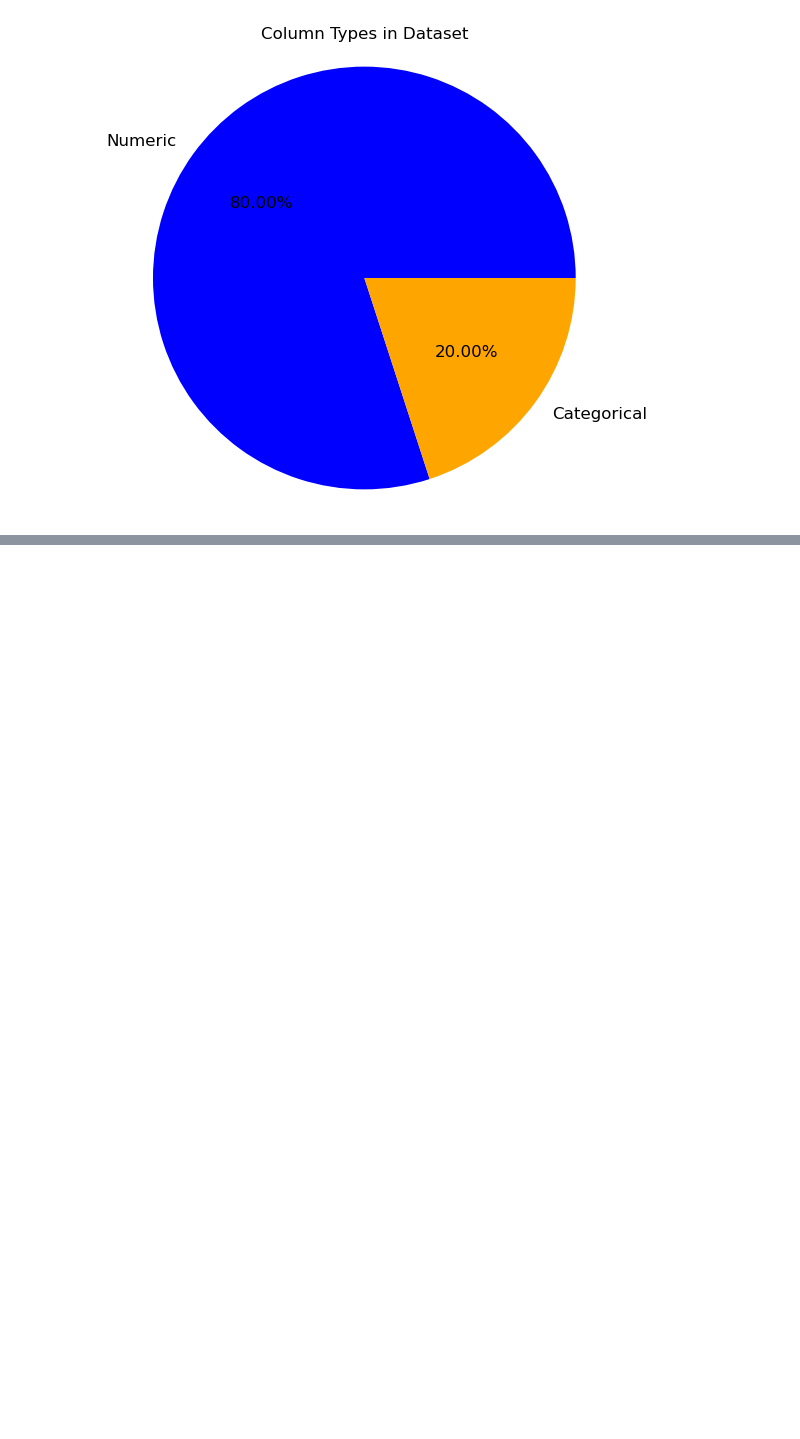
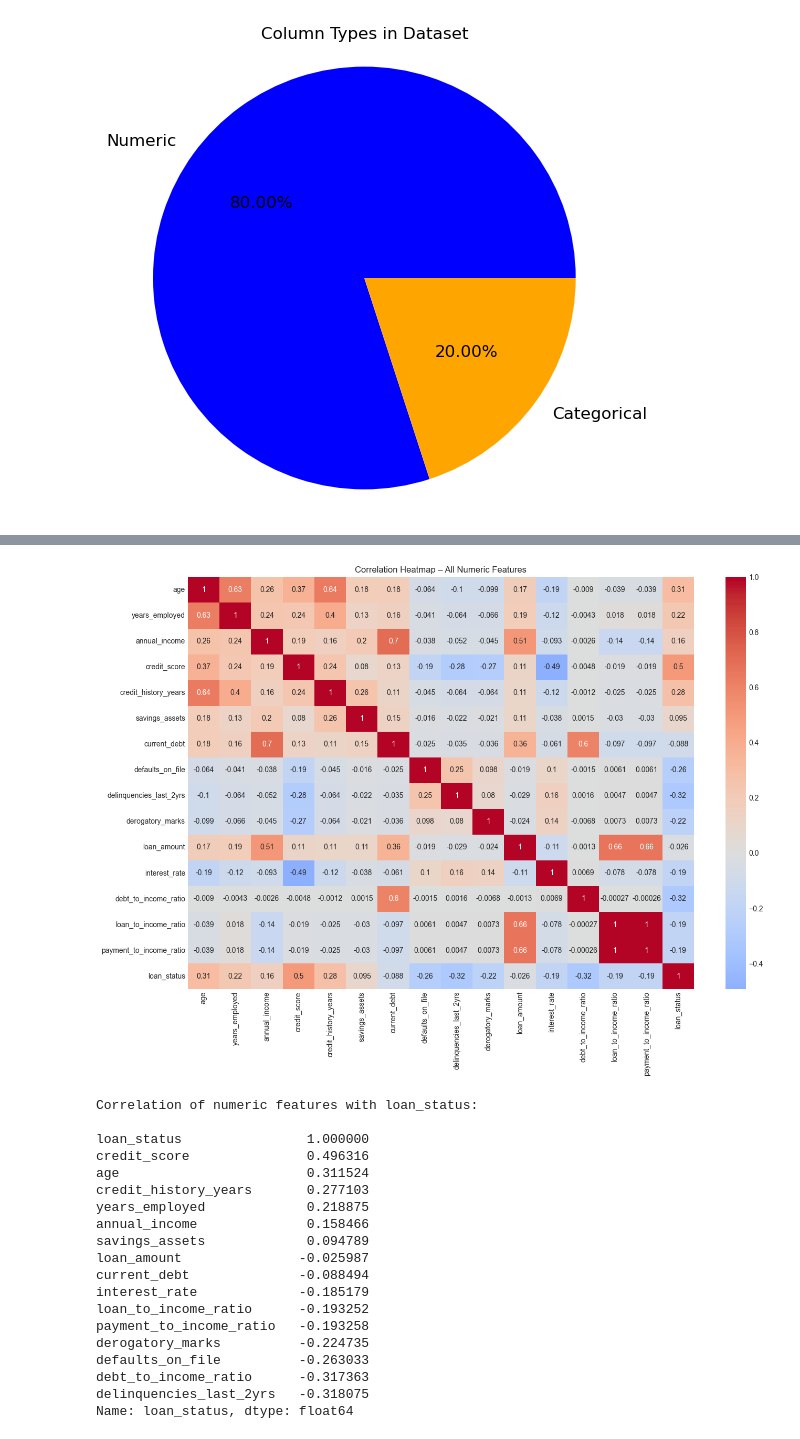
Before and after one commit to PearlisSad/CI-Realistic-Loan-Approval-Dataset, a Jupyter notebook: REALISTIC LOAN.ipynb, the cells around one changed output, grey strips where cells are left out. Cells and saved outputs as stored; diff of their text form; code cells hidden in the pictures; blank space fills up the shorter version.

```diff
--- a/REALISTIC LOAN.ipynb
+++ b/REALISTIC LOAN.ipynb
@@ -125,0 +155,9 @@ Text(0.5, 1.0, 'Column Types in Dataset')
+# %%
+# Separate numeric and categorical columns
+num_cols = Loan_df.select_dtypes(include=["int64", "float64"]).columns.tolist()
+cat_cols = Loan_df.select_dtypes(include=["object"]).columns.tolist()
+
+print("Numerical columns:")
+print(num_cols)
+print("\nCategorical columns:")
+print(cat_cols)
@@ -125,0 +225,6 @@ Text(0.5, 1.0, 'Column Types in Dataset')
+# %%
+# Compute Pearson correlation matrix for numeric features
+corr_matrix = Loan_df[num_cols].corr(method="pearson")
+
+# Show top of the matrix
+corr_matrix.head()
@@ -125,0 +238,39 @@ Text(0.5, 1.0, 'Column Types in Dataset')
+# %%
+# Heatmap of correlation matrix
+plt.figure(figsize=(14, 10))
+sns.heatmap(
+    corr_matrix,
+    annot=True,
+    cmap="coolwarm",
+    center=0
+)
+plt.title("Correlation Heatmap – All Numeric Features")
+plt.tight_layout()
+plt.show()
+
+# Top correlations with loan_status
+# Correlation of each numeric feature with'loan_status'
+loan_corr = corr_matrix['loan_status'].sort_values(ascending=False)
+print("\nCorrelation of numeric features with loan_status:\n")
+print(loan_corr)
+# %% [output]
+[figure, added]
+Correlation of numeric features with loan_status:
+
+loan_status                1.000000
+credit_score               0.496316
+age                        0.311524
+credit_history_years       0.277103
+years_employed             0.218875
+annual_income              0.158466
+savings_assets             0.094789
+loan_amount               -0.025987
+current_debt              -0.088494
+interest_rate             -0.185179
+loan_to_income_ratio      -0.193252
+payment_to_income_ratio   -0.193258
+derogatory_marks          -0.224735
+defaults_on_file          -0.263033
+debt_to_income_ratio      -0.317363
+delinquencies_last_2yrs   -0.318075
+Name: loan_status, dtype: float64
```
Also changed, not shown: parts of 9 cells of this notebook, 1 other file.
